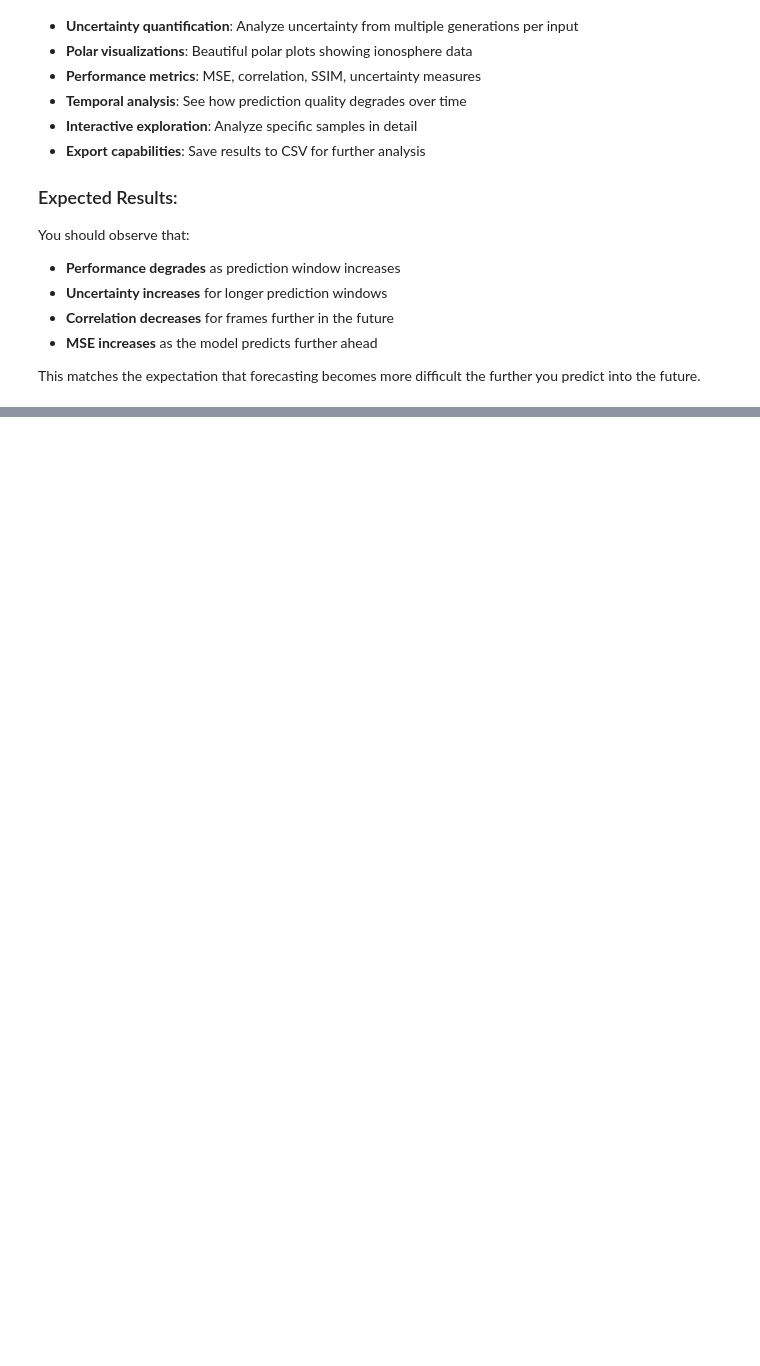
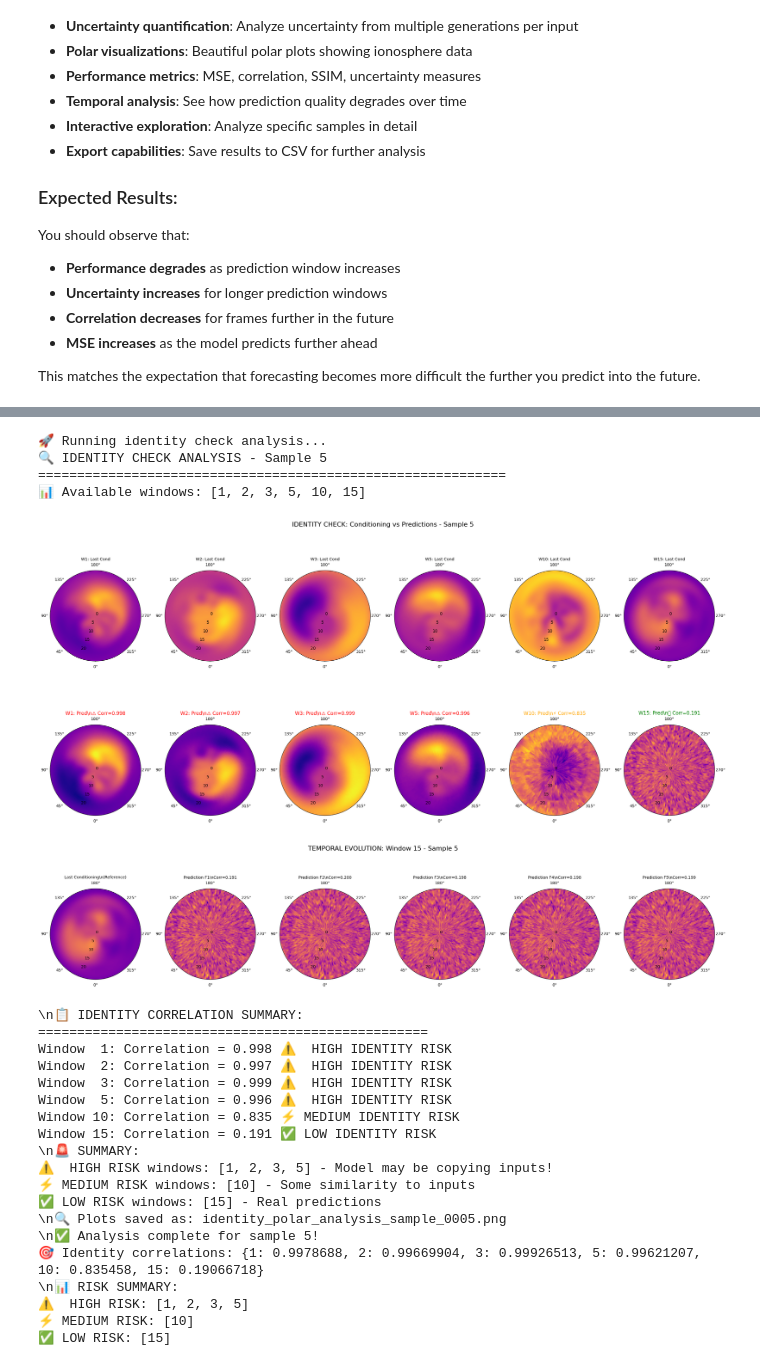
Before and after one commit to fpramunno/ionosphere_diffusion, a Jupyter notebook: visualization_analysis.ipynb, the cells around one changed output, grey strips where cells are left out. Cells and saved outputs as stored; diff of their text form; code cells hidden in the pictures; blank space fills up the shorter version.

Commit message:
Improve visualizaiton

```diff
--- a/visualization_analysis.ipynb
+++ b/visualization_analysis.ipynb
@@ -805,0 +959,47 @@ This matches the expectation that forecasting becomes more difficult the further
+# %%
+# RUN IDENTITY CHECK ANALYSIS
+target_sample = 5  # Change this to analyze different samples
+
+print("🚀 Running identity check analysis...")
+identity_results = analyze_conditioning_vs_predictions(sample_idx=target_sample, save_plots=True)
+
+if identity_results:
+    print(f"\\n✅ Analysis complete for sample {target_sample}!")
+    print(f"🎯 Identity correlations: {identity_results['identity_correlations']}")
+
+    # Show summary
+    print(f"\\n📊 RISK SUMMARY:")
+    if identity_results['high_risk']:
+        print(f"⚠️  HIGH RISK: {identity_results['high_risk']}")
+    if identity_results['medium_risk']:
+        print(f"⚡ MEDIUM RISK: {identity_results['medium_risk']}")
+    if identity_results['low_risk']:
+        print(f"✅ LOW RISK: {identity_results['low_risk']}")
+else:
+    print("❌ Analysis failed!")
+# %% [output]
+🚀 Running identity check analysis...
+🔍 IDENTITY CHECK ANALYSIS - Sample 5
+============================================================
+📊 Available windows: [1, 2, 3, 5, 10, 15]
+[figure, added]
+[figure, added]
+\n📋 IDENTITY CORRELATION SUMMARY:
+==================================================
+Window  1: Correlation = 0.998 ⚠️  HIGH IDENTITY RISK
+Window  2: Correlation = 0.997 ⚠️  HIGH IDENTITY RISK
+Window  3: Correlation = 0.999 ⚠️  HIGH IDENTITY RISK
+Window  5: Correlation = 0.996 ⚠️  HIGH IDENTITY RISK
+Window 10: Correlation = 0.835 ⚡ MEDIUM IDENTITY RISK
+Window 15: Correlation = 0.191 ✅ LOW IDENTITY RISK
+\n🚨 SUMMARY:
+⚠️  HIGH RISK windows: [1, 2, 3, 5] - Model may be copying inputs!
+⚡ MEDIUM RISK windows: [10] - Some similarity to inputs
+✅ LOW RISK windows: [15] - Real predictions
+\n🔍 Plots saved as: identity_polar_analysis_sample_0005.png
+\n✅ Analysis complete for sample 5!
+🎯 Identity correlations: {1: 0.9978688, 2: 0.99669904, 3: 0.99926513, 5: 0.99621207, 10: 0.835458, 15: 0.19066718}
+\n📊 RISK SUMMARY:
+⚠️  HIGH RISK: [1, 2, 3, 5]
+⚡ MEDIUM RISK: [10]
+✅ LOW RISK: [15]
```
Also changed, not shown: parts of 6 cells of this notebook, 1 other file.
